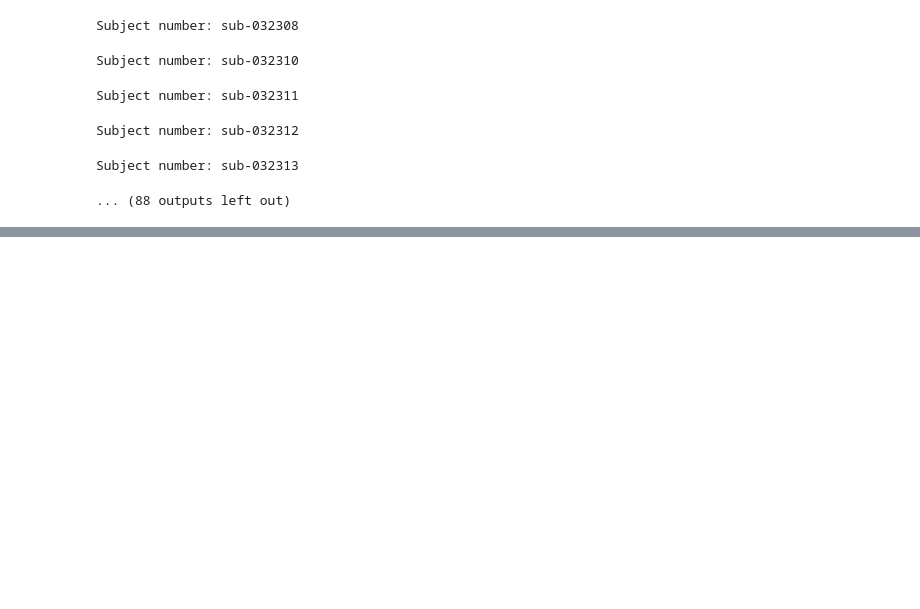
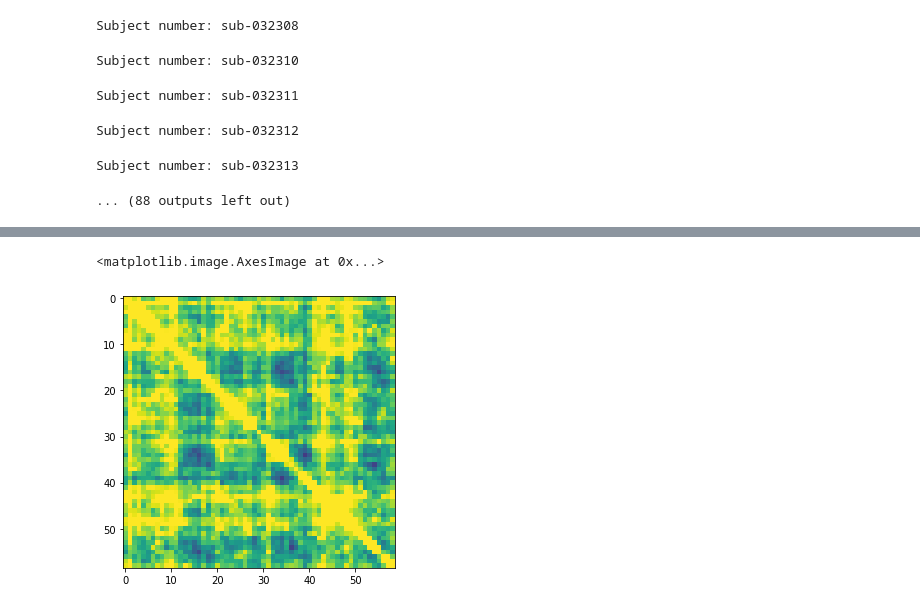
Before and after one commit to CxElegy/Brail_Poc3, a Jupyter notebook: notebook/FC_TestMutualInfomation.ipynb, the cells around one changed output, grey strips where cells are left out. Drawn from its saved outputs; the diff is of its cells as text; code cells hidden in the pictures; blank space fills up the shorter version.

```diff
--- a/notebook/FC_TestMutualInfomation.ipynb
+++ b/notebook/FC_TestMutualInfomation.ipynb
@@ -65,8 +66,7 @@ def splitEEG(prepEEG):
             del BreakPoint[i]
     for i, d in enumerate(BreakPoint):  # Splite each epoch by break point
 #         print("The {} trial from {} to {}. ({}sec)".format(ordinal(i+1), d[0], d[1], d[1]-d[0]))
-        events = mne.make_fixed_length_events(prepEEG.copy().crop(tmin=d[0], tmax=d[1]), duration=2)
-        epochs.append(mne.Epochs(prepEEG, events=events, event_id=None, tmin=0, tmax=2, baseline=None, preload=False, verbose=False))
+        epochs.append(prepEEG.copy().crop(tmin=d[0], tmax=d[1]))
 #         print("------------------------------------------------")
     return epochs
 
@@ -100,0 +85,39 @@ Splite EEG to epoches
+# %%
+def CauMI(data):
+    len_channel = data.shape[0]
+    print(len_channel)
+    MI = np.zeros([len_channel,len_channel])
+#     JE = np.zeros([len_channel,len_channel])
+#     CE = np.zeros([len_channel,len_channel])
+#     KL = np.zeros([len_channel,len_channel])
+    for i in tqdm(range(len_channel)):
+        x1 = data[:,i]
+        for j in range(len_channel):
+            x2 = data[:,j]
+#             print(x1)
+
+            #Mutual Information
+            MI[i,j] = sp.mutual_Info(x1,x2)
+
+#             #Joint entropy
+#             JE[i,j]= sp.entropy_joint(x1,x2)
+
+#             #Cross Entropy
+#             CE[i,j]= sp.entropy_cross(x1,x2)
+
+#             #Diff Entropy
+#             KL[i,j]= sp.entropy_kld(x1,x2)
+
+    return MI
+
+def EpochRotate(epoches):
+    MIs = []
+    for OneEpoch in epoches:
+        Chan_PLI = []
+        data = OneEpoch.get_data()
+        MI = CauMI(data)
+        MIs.append(np.array(Chan_PLI))
+    return np.array(PLIs)
+# %%
+MI_Test = CauMI(EEG_epoches[0][0].get_data())
+print(MI_Test)
@@ -100,0 +133,6 @@ Splite EEG to epoches
+# %%
+fig, axs = plt.subplots(1, 1, figsize=(5,5), sharey=True)
+axs.imshow(MI_Test, vmin=0, vmax=1)
+# %% [output]
+<matplotlib.image.AxesImage at 0x...>
+[figure, added]
```
Also changed, not shown: parts of 3 cells of this notebook, 3 other files.
